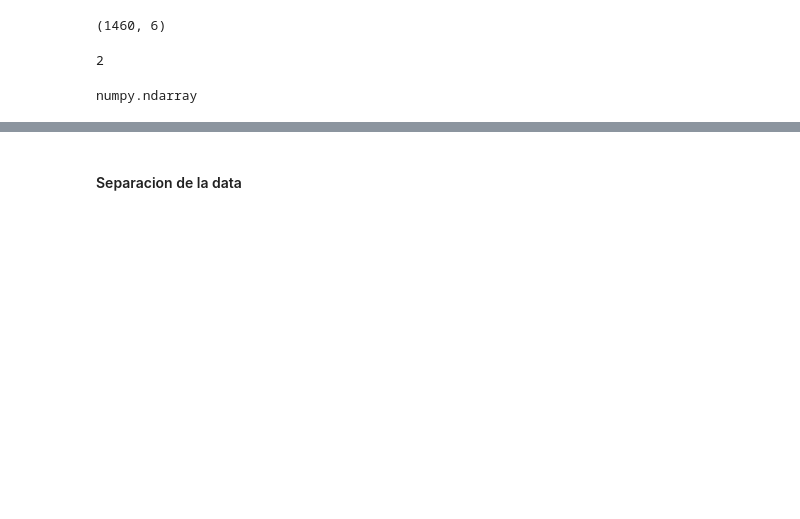
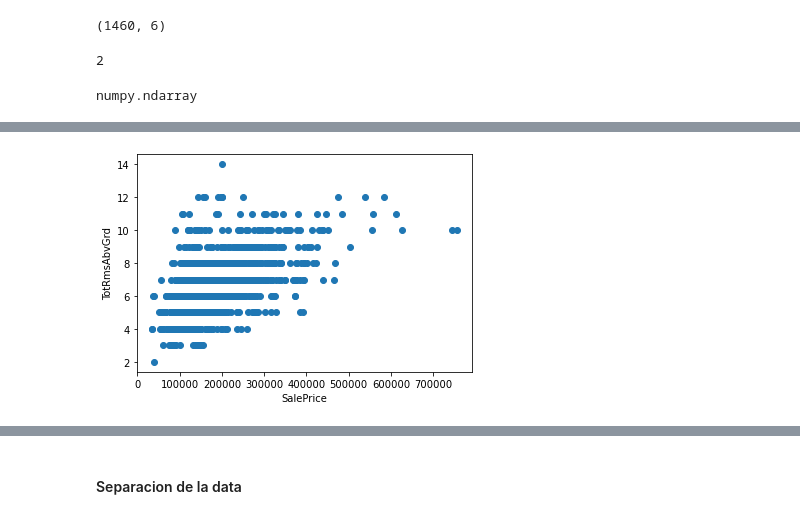
Before and after one commit to ms0827/Proyecto_Final, a Jupyter notebook: Proyecto_final.ipynb, the cells around one changed output, grey strips where cells are left out. Saved outputs shown, nothing was run; the diff lists cells and outputs as text; code cells hidden in the pictures; blank space fills up the shorter version.

```diff
--- a/Proyecto_final.ipynb
+++ b/Proyecto_final.ipynb
@@ -111,0 +144,7 @@ data.head()
+# %%
+plt.scatter(data_proy['SalePrice'], data_proy['TotRmsAbvGrd'])
+plt.xlabel('SalePrice')
+plt.ylabel('TotRmsAbvGrd')
+plt.show()
+# %% [output]
+[figure, added]
```
Also changed, not shown: parts of 127 cells of this notebook.
